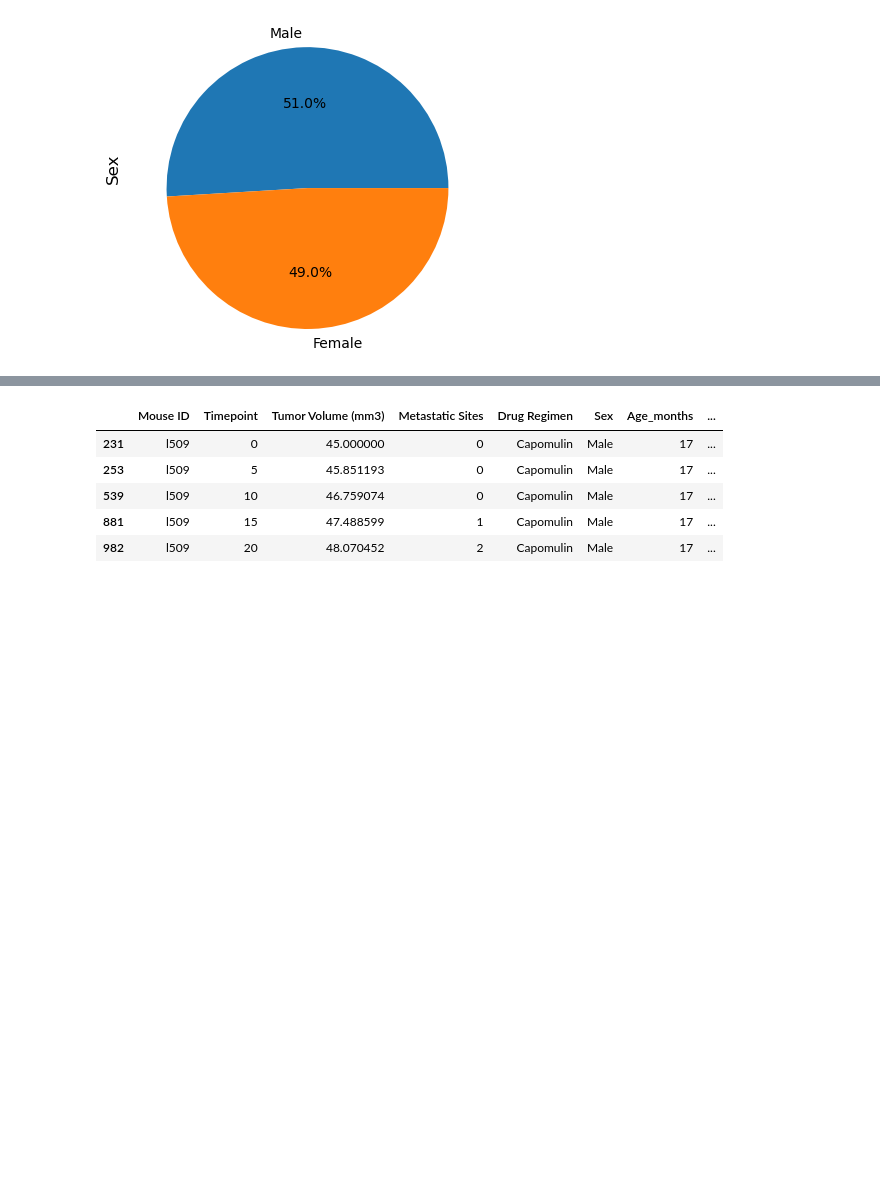
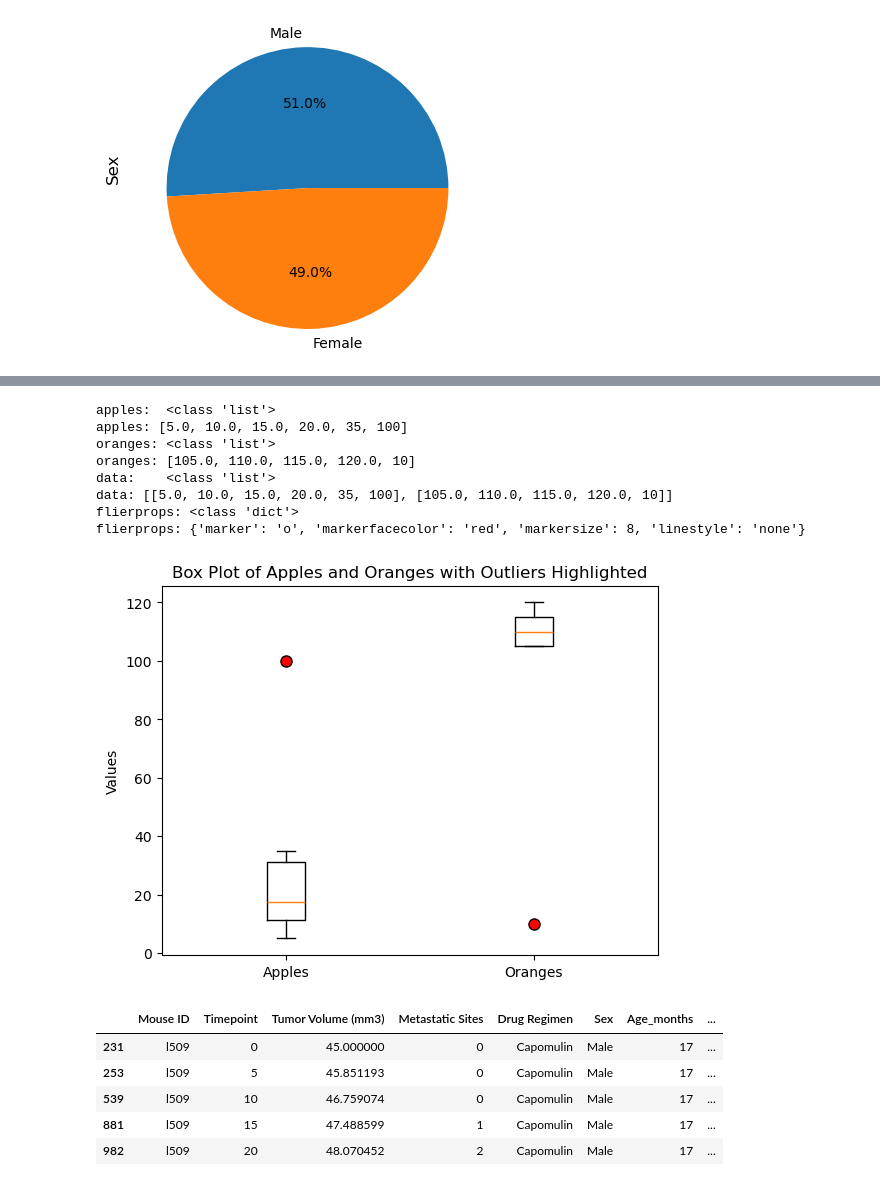
Before and after one commit to MarkOlsonMN/matplotlib-challenge, a Jupyter notebook: Pymaceuticals/Pymaceuticals_Jupyter_Notebook.ipynb, the cells around one changed output, grey strips where cells are left out. Saved outputs shown, nothing was run; the diff lists cells and outputs as text; code cells hidden in the pictures; blank space fills up the shorter version.

```diff
--- a/Pymaceuticals/Pymaceuticals_Jupyter_Notebook.ipynb
+++ b/Pymaceuticals/Pymaceuticals_Jupyter_Notebook.ipynb
@@ -488,0 +588,36 @@ plt.show()
+# %%
+apples  = [5.0,10.0,15.0,20.0,35,100]
+oranges = [105.0,110.0,115.0,120.0,10]
+print( "apples:  " + str(type(apples))  )    # apples: <class 'list'>
+print(f"apples: {apples}")
+print( "oranges: " + str(type(oranges)) )    # oranges: <class 'list'>
+print(f"oranges: {oranges}")
+
+data = [apples, oranges]
+print( "data:    " + str(type(data))    )    # data: <class 'list'>
+print(f"data: {data}")
+
+#plt.boxplot(data)
+flierprops = dict(marker='o', markerfacecolor='red', markersize=8, linestyle='none')
+print( "flierprops: " + str(type(flierprops)) )    # flierprops: <class 'dict'>
+print(f"flierprops: {flierprops}")
+
+plt.boxplot(data, flierprops=flierprops)
+
+plt.xticks([1, 2], ['Apples', 'Oranges'])
+plt.ylabel('Values')
+
+#plt.title('Box Plot of Apples and Oranges')
+plt.title('Box Plot of Apples and Oranges with Outliers Highlighted')
+
+plt.show()
+# %% [output]
+apples:  <class 'list'>
+apples: [5.0, 10.0, 15.0, 20.0, 35, 100]
+oranges: <class 'list'>
+oranges: [105.0, 110.0, 115.0, 120.0, 10]
+data:    <class 'list'>
+data: [[5.0, 10.0, 15.0, 20.0, 35, 100], [105.0, 110.0, 115.0, 120.0, 10]]
+flierprops: <class 'dict'>
+flierprops: {'marker': 'o', 'markerfacecolor': 'red', 'markersize': 8, 'linestyle': 'none'}
+[figure, added]
```
Also changed, not shown: parts of 7 cells of this notebook.
